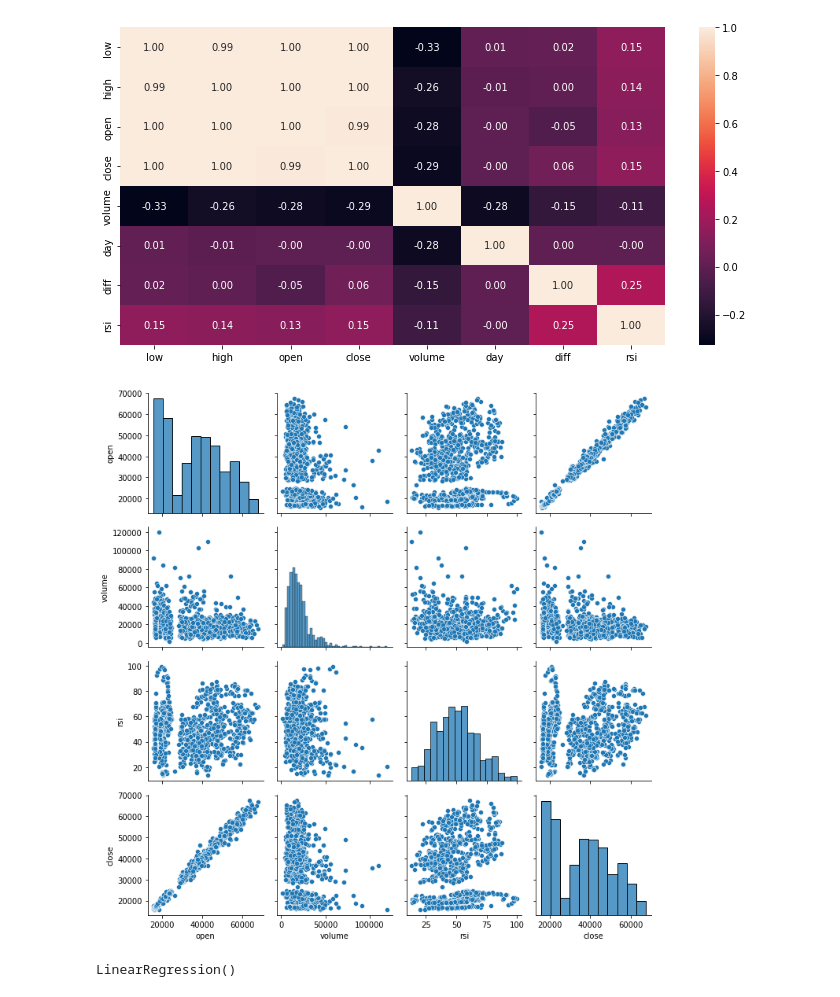
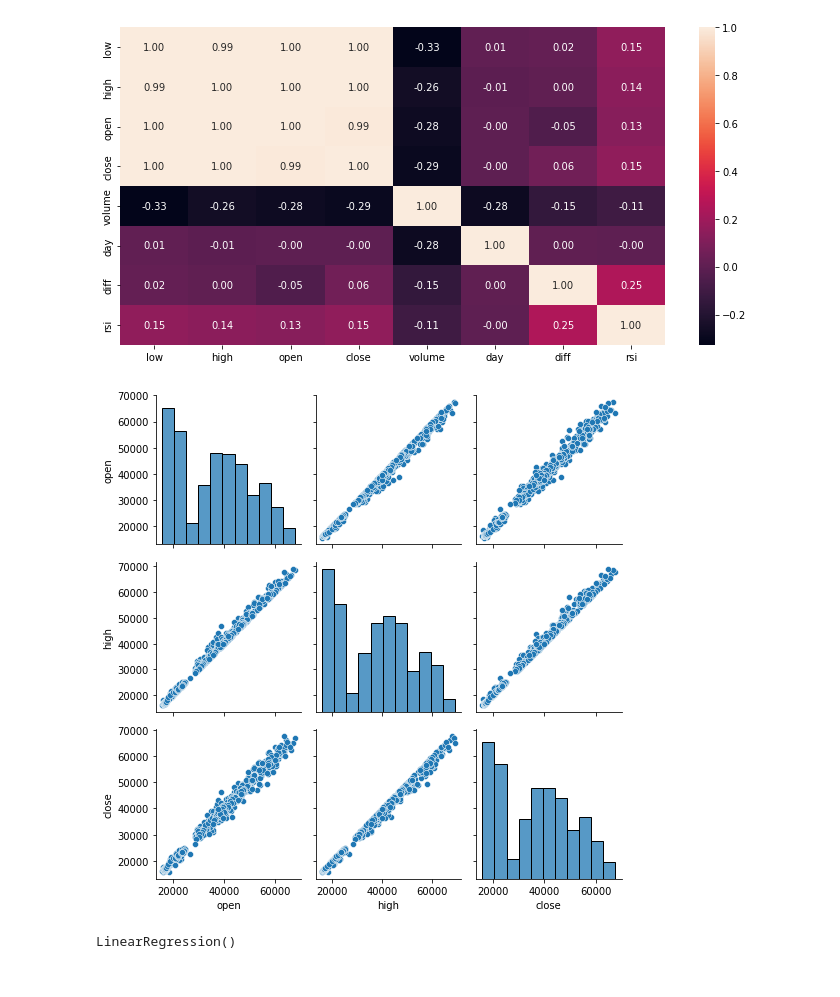
Before and after one commit to kiri182/DataScience, a Jupyter notebook: coin__multiple_regression.ipynb, the cells around one changed output. Saved outputs shown, nothing was run; the diff lists cells and outputs as text; code cells hidden in the pictures.

```diff
--- a/coin__multiple_regression.ipynb
+++ b/coin__multiple_regression.ipynb
@@ -140,11 +140,11 @@ plt.show()
 [figure]
 # %%
 # Visualize the objective variable ('close') and the four selected variables as a scatter plot
-sns.pairplot(df[['open', 'volume', 'rsi', 'close']])
+sns.pairplot(df[['open', 'high', 'close']])
 plt.tight_layout()
 plt.show()
 # %% [output]
-[figure, old version]
+[figure, new version]
 # %%
 # Multi-regression analysis
 
```
Also changed, not shown: parts of 5 cells of this notebook.
